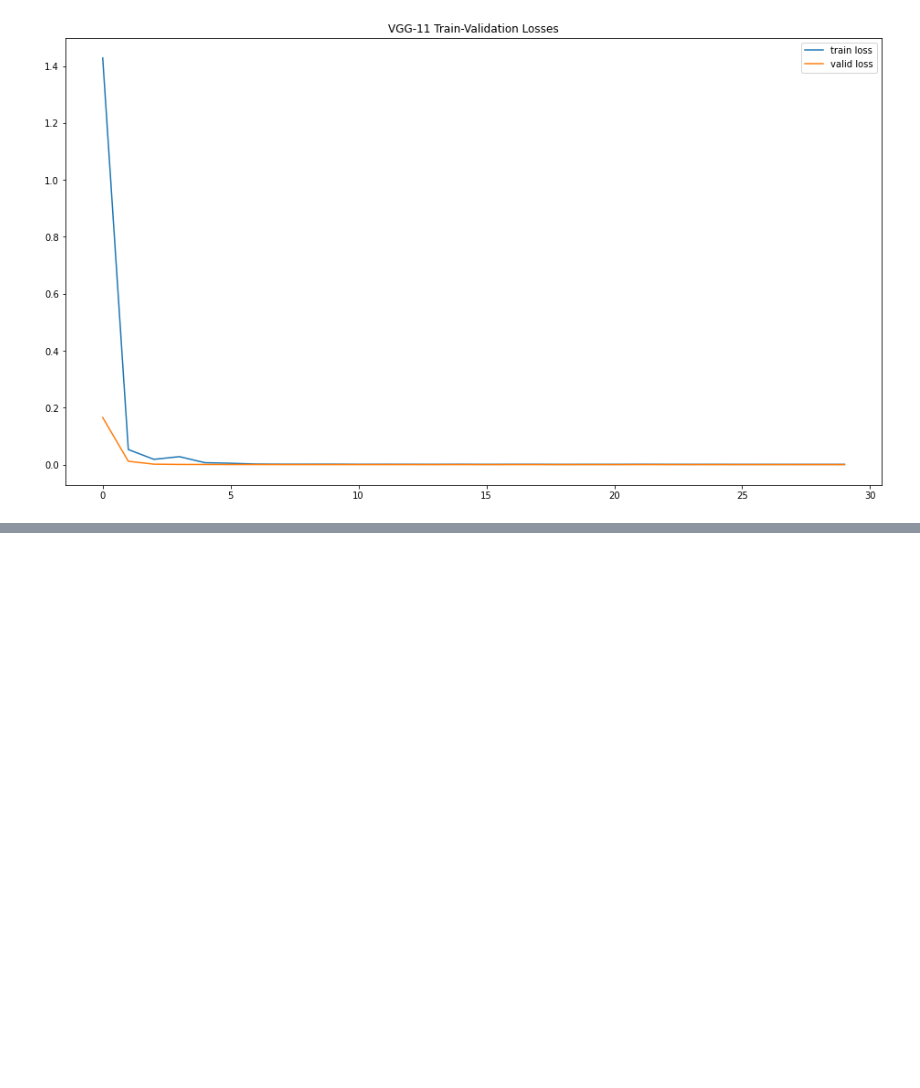
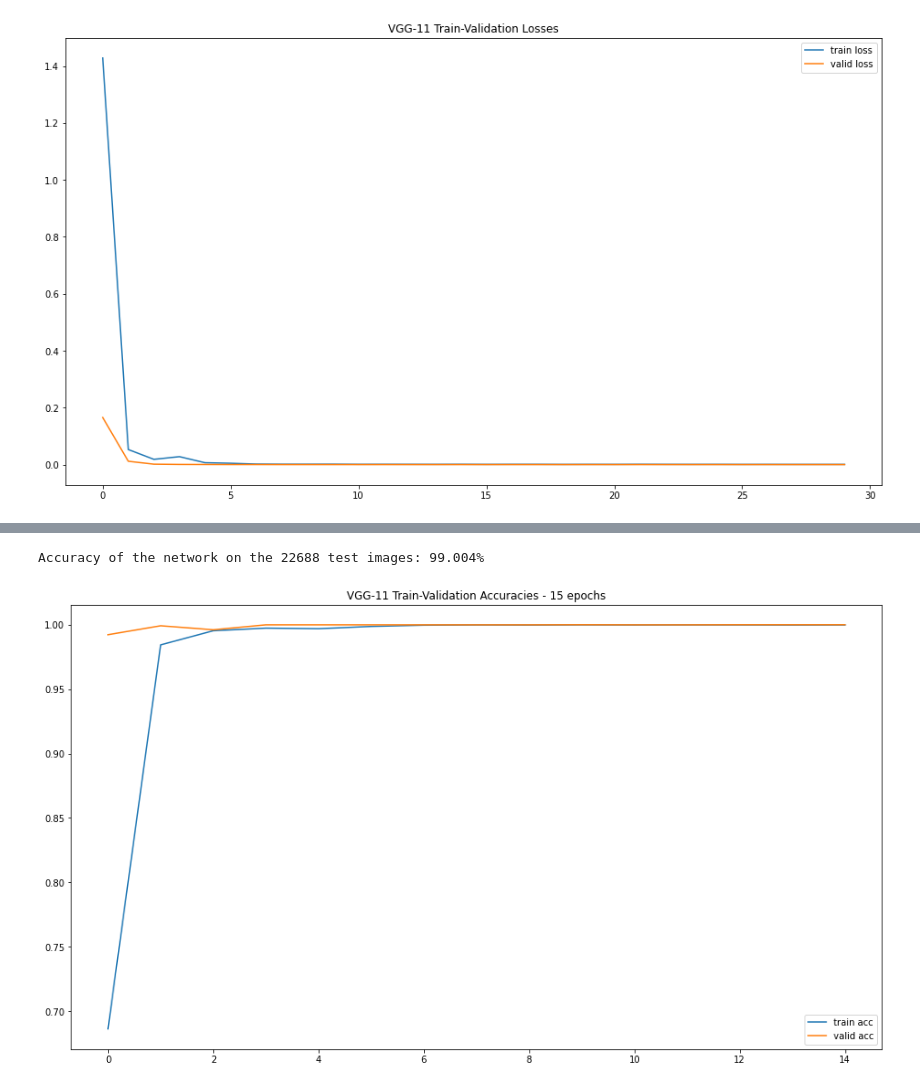
Before and after one commit to eferos93/sml_project, a Jupyter notebook: project.ipynb, the cells around one changed output, grey strips where cells are left out. Saved outputs shown, nothing was run; the diff lists cells and outputs as text; code cells hidden in the pictures; blank space fills up the shorter version.

```diff
--- a/project.ipynb
+++ b/project.ipynb
@@ -265,7 +265,8 @@ def train(model, criterion, optimizer, scheduler, num_epochs=30):
     since = time.time() # allows us to keep track of how long it took
 
     best_acc = 0.0 # allows us to store the best_acc rate (for validation stage)
-
+    losses = {'train': [], 'valid': []}
+    accuracies = {'train': [], 'valid': []}
     # Loop through the data-set num_epochs times.
     for epoch in range(num_epochs):
         print('Epoch {}/{}'.format(epoch, num_epochs - 1))
@@ -309,6 +310,8 @@ def train(model, criterion, optimizer, scheduler, num_epochs=30):
             epoch_acc = running_corrects.double() / dataset_sizes[phase]
 
             print('{} Loss: {:.4f} Acc: {:.4f}'.format(phase, epoch_loss, epoch_acc))
+            losses[phase].append(epoch_loss)
+            accuracies[phase].append(epoch_acc)
 
             # keep track of the best weights for the validation dataset
             if phase == 'valid' and epoch_acc > best_acc:
@@ -322,7 +325,7 @@ def train(model, criterion, optimizer, scheduler, num_epochs=30):
     print('Best validation Acc: {:4f}'.format(best_acc))
 
     model.load_state_dict(best_model_wts)
-    return model
+    return model, losses, accuracies
 # %%
 model = train(model, criterion, optimizer,
                          exp_scheduler, num_epochs=30)
@@ -574,3 +577,10 @@ _ = plt.title("VGG-11 Train-Validation Losses")
 _ = plt.legend()
 # %% [output]
 [figure]
+# %%
+model = torchvision.models.vgg11(num_classes)
+model.to(device)
+
+optimizer = optim.SGD(model.parameters(), lr=0.01)
+criterion = nn.CrossEntropyLoss()
+exp_scheduler = torch.optim.lr_scheduler.StepLR(optimizer, step_size=7, gamma=0.1)
@@ -576,0 +589,4 @@ _ = plt.legend()
+# %%
+#vgg11 15 epochs
+model, loss_vgg11_15ep, acc_vgg1_15ep = train(model, criterion, optimizer,
+                                              exp_scheduler, num_epochs=15)
@@ -576,0 +613,12 @@ _ = plt.legend()
+# %%
+get_accuracy(model)
+# %% [output]
+Accuracy of the network on the 22688 test images: 99.004%
+# %%
+plt.figure(figsize=(16, 9))
+_ = plt.plot(range(0,15), acc_vgg1_15ep['train'], label="train acc")
+_ = plt.plot(range(0,15), acc_vgg1_15ep['valid'], label="valid acc")
+_ = plt.title("VGG-11 Train-Validation Accuracies - 15 epochs")
+_ = plt.legend()
+# %% [output]
+[figure, added]
```
Also changed, not shown: parts of 21 cells of this notebook.
